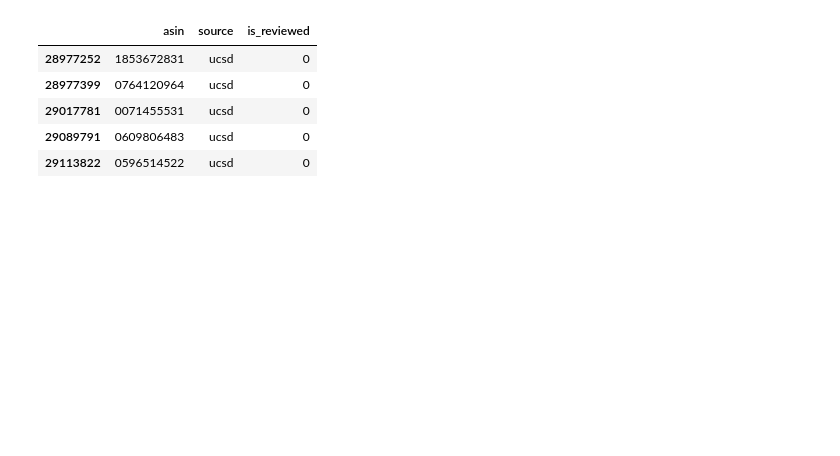
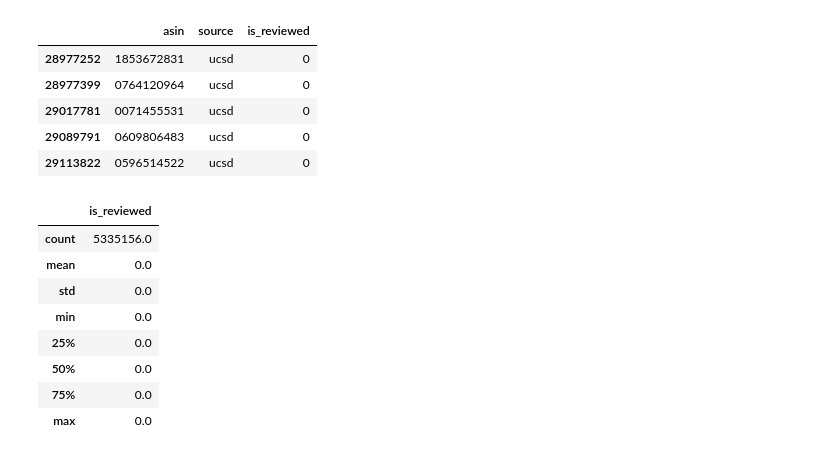
Before and after one commit to zaidmasri/zon-crawler, a Jupyter notebook: 01_generate_asins_csv.ipynb, the cells around one changed output. Saved outputs shown, nothing was run; the diff lists cells and outputs as text; code cells hidden in the pictures; blank space fills up the shorter version.

```diff
--- a/01_generate_asins_csv.ipynb
+++ b/01_generate_asins_csv.ipynb
@@ -68,3 +62,15 @@ unique_asins.tail()
 | 29017781 | 0071455531 | ucsd | 0 |
 | 29089791 | 0609806483 | ucsd | 0 |
 | 29113822 | 0596514522 | ucsd | 0 |
+# %%
+unique_asins.describe()
+# %% [output]
+|  | is_reviewed |
+| count | 5335156.0 |
+| mean | 0.0 |
+| std | 0.0 |
+| min | 0.0 |
+| 25% | 0.0 |
+| 50% | 0.0 |
+| 75% | 0.0 |
+| max | 0.0 |
```
Also changed, not shown: parts of 3 cells of this notebook, 3 other files.
